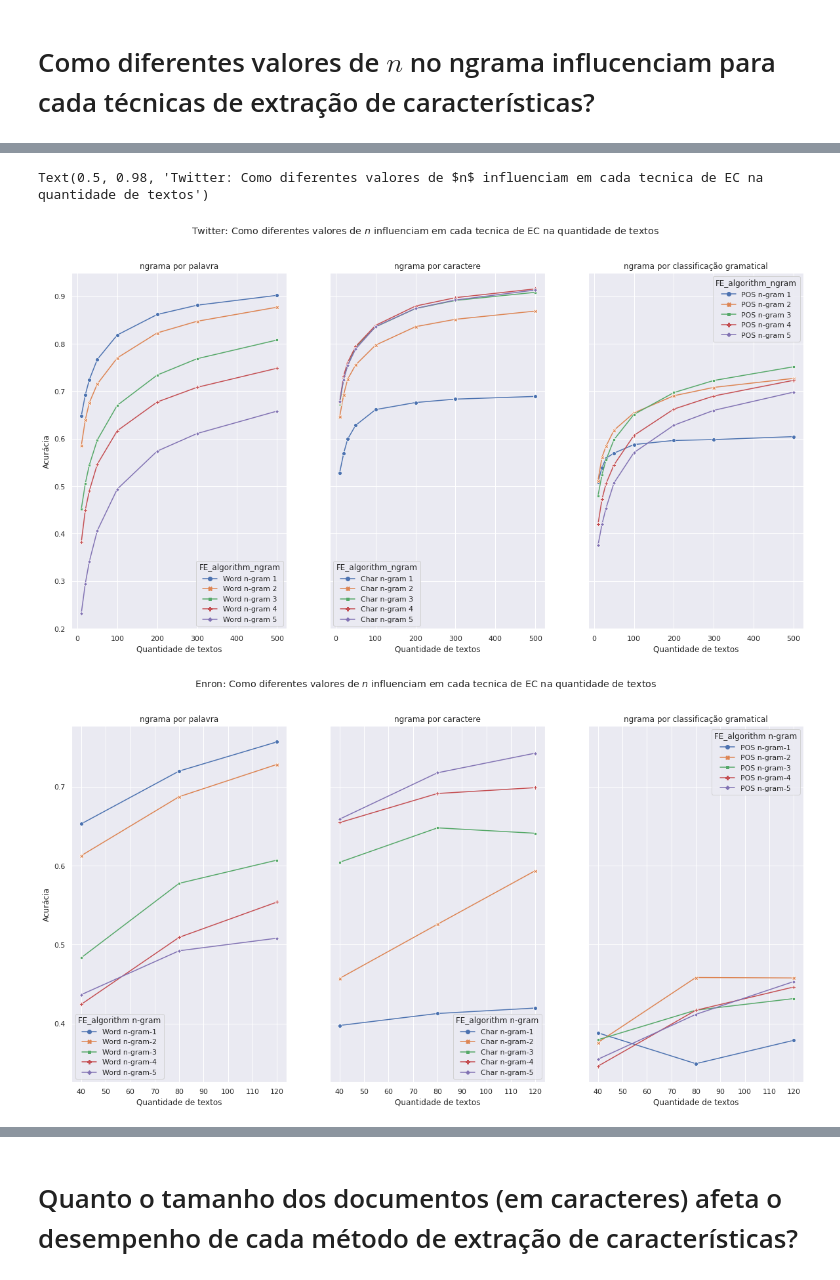
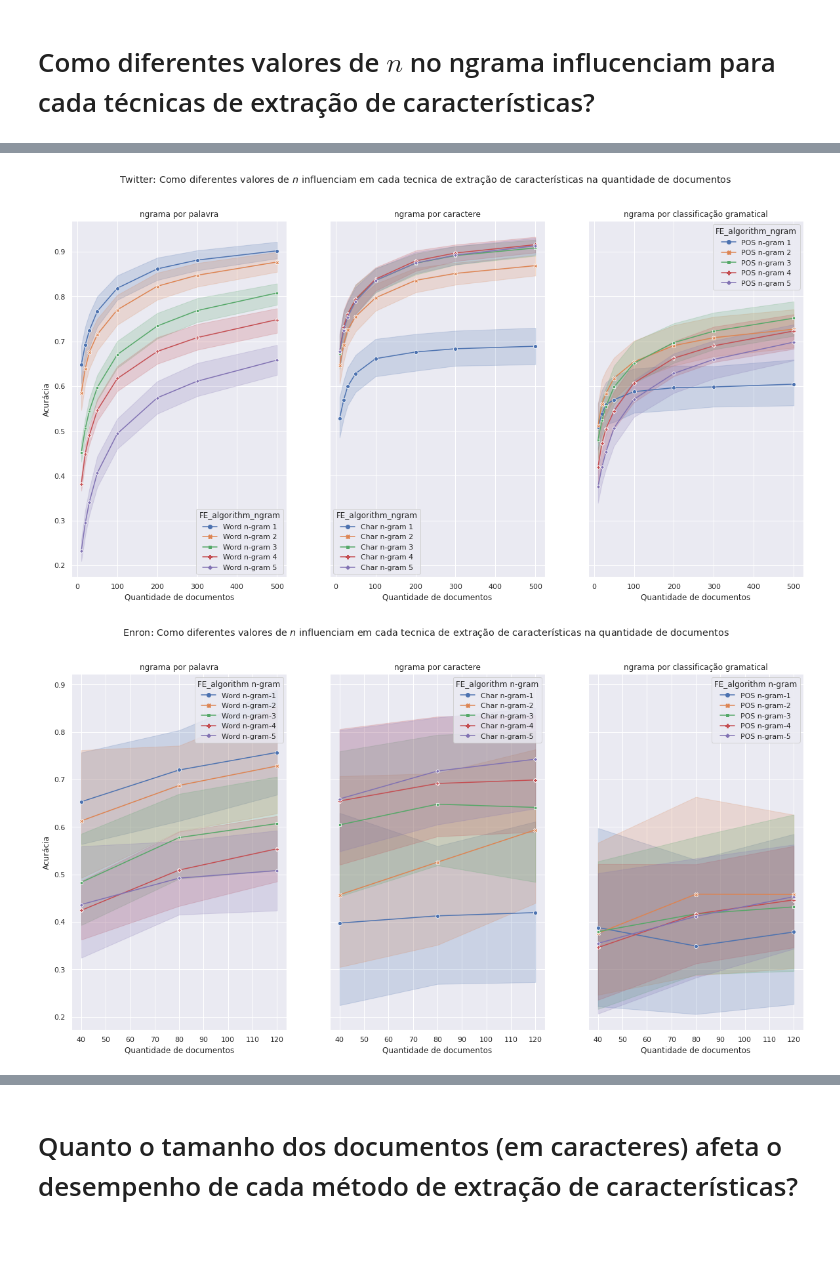
Before and after one commit to GabrielTrettel/PGC, a Jupyter notebook: src/analises/análises.ipynb, the cells around one changed output, grey strips where cells are left out. Drawn from its saved outputs; the diff is of its cells as text; code cells hidden in the pictures; blank space fills up the shorter version.

```diff
--- a/src/analises/análises.ipynb
+++ b/src/analises/análises.ipynb
@@ -60,5 +60,8 @@ twitter_ex1
 # Qual o desempenho de cada técnica de extração de características isolando a quantidade de autores e de exemplares de texto?
 
 Tirando a media para os diferentes valores de $n$ do n-grama
+# %%
+figt = "../analises/figures/twitter/"
+fige = "../analises/figures/enron/"
 # %%
 fig, ax = plt.subplots(1,2, figsize=(20,10), sharey=True)
@@ -109,23 +112,24 @@ Text(0.5, 0.98, 'Enron: Como diferentes valores de $n$ influenciam em cada tecni
 # %%
 fig, ax = plt.subplots(1,3, figsize=(20,10), sharex=True, sharey=True)
-d1 = sns.lineplot(data=twitter_ex1[twitter_ex1.FE_algorithm == "Word n-gram"], x="n_samples", y="accuracies", hue="FE_algorithm_ngram", ci=None, ax=ax[0], style="FE_algorithm_ngram", markers=True, dashes=False)
-d2 = sns.lineplot(data=twitter_ex1[twitter_ex1.FE_algorithm == "Char n-gram"], x="n_samples", y="accuracies", hue="FE_algorithm_ngram", ci=None, ax=ax[1], style="FE_algorithm_ngram", markers=True, dashes=False)
-d3 = sns.lineplot(data=twitter_ex1[twitter_ex1.FE_algorithm == "POS n-gram"], x="n_samples", y="accuracies", hue="FE_algorithm_ngram", ci=None, ax=ax[2], style="FE_algorithm_ngram", markers=True, dashes=False)
+d1 = sns.lineplot(data=twitter_ex1[twitter_ex1.FE_algorithm == "Word n-gram"], x="n_samples", y="accuracies", hue="FE_algorithm_ngram", ax=ax[0], style="FE_algorithm_ngram", markers=True, dashes=False)
+d2 = sns.lineplot(data=twitter_ex1[twitter_ex1.FE_algorithm == "Char n-gram"], x="n_samples", y="accuracies", hue="FE_algorithm_ngram", ax=ax[1], style="FE_algorithm_ngram", markers=True, dashes=False)
+d3 = sns.lineplot(data=twitter_ex1[twitter_ex1.FE_algorithm == "POS n-gram"], x="n_samples", y="accuracies", hue="FE_algorithm_ngram",  ax=ax[2], style="FE_algorithm_ngram", markers=True, dashes=False)
 d1.set_title("ngrama por palavra"); d2.set_title("ngrama por caractere"); d3.set_title("ngrama por classificação gramatical")
-d1.set_xlabel("Quantidade de textos"); d2.set_xlabel("Quantidade de textos"); d3.set_xlabel("Quantidade de textos")
+d1.set_xlabel("Quantidade de documentos"); d2.set_xlabel("Quantidade de documentos"); d3.set_xlabel("Quantidade de documentos")
 d1.set_ylabel("Acurácia")
-fig.suptitle("Twitter: Como diferentes valores de $n$ influenciam em cada tecnica de EC na quantidade de textos")
+fig.suptitle("Twitter: Como diferentes valores de $n$ influenciam em cada tecnica de extração de características na quantidade de documentos")
+fig.savefig(figt + "ex1_3.pdf")
 # %% [output]
-Text(0.5, 0.98, 'Twitter: Como diferentes valores de $n$ influenciam em cada tecnica de EC na quantidade de textos')
-[figure, old version]
+[figure, new version]
 # %%
 fig, ax = plt.subplots(1,3, figsize=(20,10), sharex=True, sharey=True)
-d1 = sns.lineplot(data=enron_ex1[enron_ex1.FE_algorithm == "Word n-gram"], x="n_samples", y="accuracies", hue="FE_algorithm n-gram", ci=None, ax=ax[0], style="FE_algorithm n-gram", markers=True, dashes=False)
-d2 = sns.lineplot(data=enron_ex1[enron_ex1.FE_algorithm == "Char n-gram"], x="n_samples", y="accuracies", hue="FE_algorithm n-gram", ci=None, ax=ax[1], style="FE_algorithm n-gram", markers=True, dashes=False)
-d3 = sns.lineplot(data=enron_ex1[enron_ex1.FE_algorithm == "POS n-gram"], x="n_samples", y="accuracies", hue="FE_algorithm n-gram", ci=None, ax=ax[2], style="FE_algorithm n-gram", markers=True, dashes=False)
+d1 = sns.lineplot(data=enron_ex1[enron_ex1.FE_algorithm == "Word n-gram"], x="n_samples", y="accuracies", hue="FE_algorithm n-gram", ax=ax[0], style="FE_algorithm n-gram", markers=True, dashes=False)
+d2 = sns.lineplot(data=enron_ex1[enron_ex1.FE_algorithm == "Char n-gram"], x="n_samples", y="accuracies", hue="FE_algorithm n-gram", ax=ax[1], style="FE_algorithm n-gram", markers=True, dashes=False)
+d3 = sns.lineplot(data=enron_ex1[enron_ex1.FE_algorithm == "POS n-gram"], x="n_samples", y="accuracies", hue="FE_algorithm n-gram", ax=ax[2], style="FE_algorithm n-gram", markers=True, dashes=False)
 d1.set_title("ngrama por palavra"); d2.set_title("ngrama por caractere"); d3.set_title("ngrama por classificação gramatical")
-d1.set_xlabel("Quantidade de textos"); d2.set_xlabel("Quantidade de textos"); d3.set_xlabel("Quantidade de textos")
+d1.set_xlabel("Quantidade de documentos"); d2.set_xlabel("Quantidade de documentos"); d3.set_xlabel("Quantidade de documentos")
 d1.set_ylabel("Acurácia")
-fig.suptitle("Enron: Como diferentes valores de $n$ influenciam em cada tecnica de EC na quantidade de textos");
+fig.suptitle("Enron: Como diferentes valores de $n$ influenciam em cada tecnica de extração de características na quantidade de documentos");
+fig.savefig(fige + "ex1_3.pdf")
 # %% [output]
-[figure, old version]
+[figure, new version]
```
Also changed, not shown: parts of 17 cells of this notebook, 18 other files.
